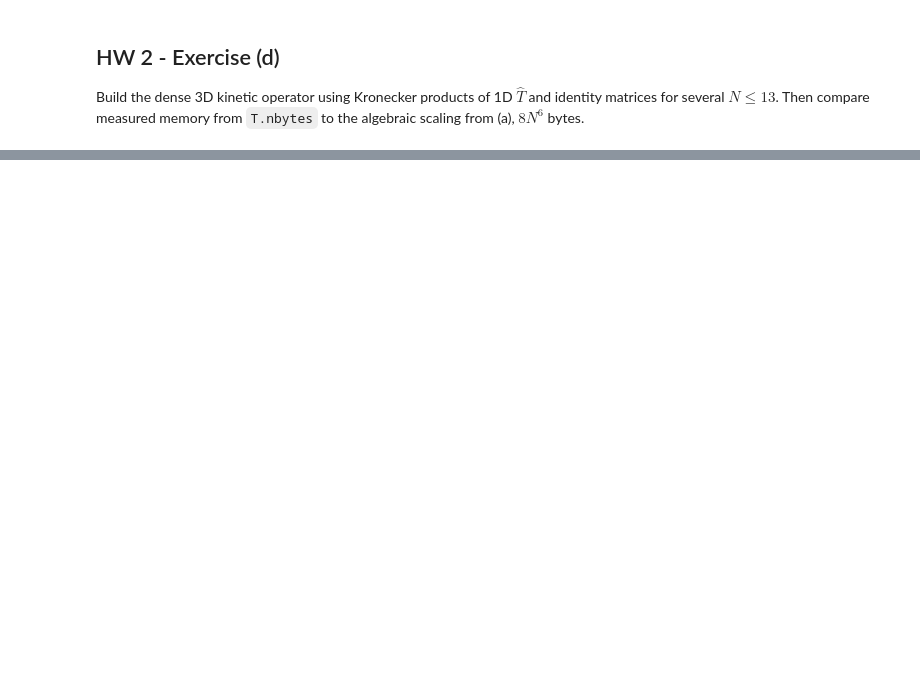
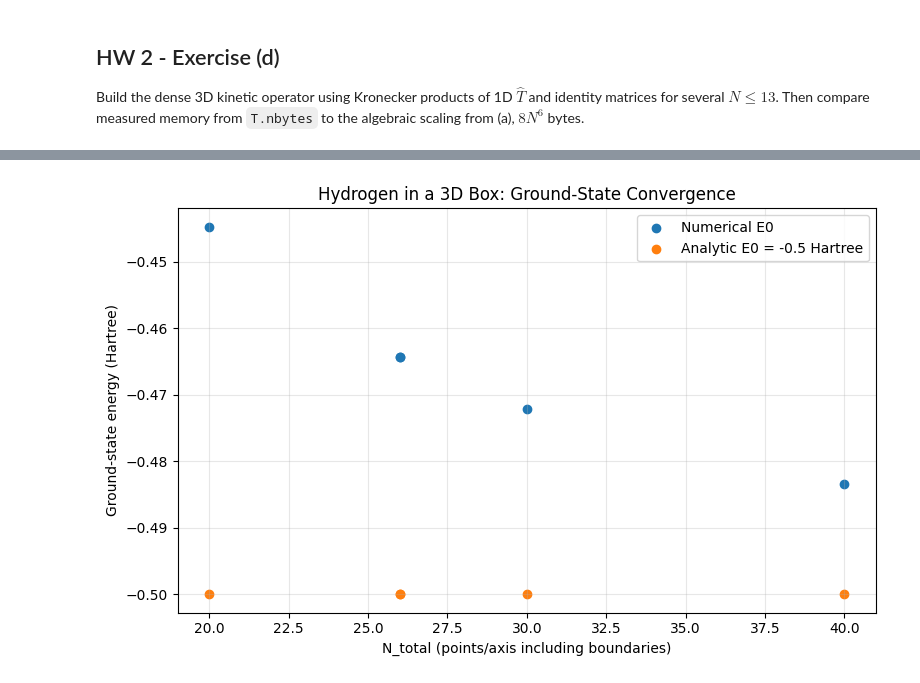
Before and after one commit to aradhyajain430/chem-1560k, a Jupyter notebook: HW2/HW 2.ipynb, the cells around one changed output, grey strips where cells are left out. Drawn from its saved outputs; the diff is of its cells as text; code cells hidden in the pictures; blank space fills up the shorter version.

```diff
--- a/HW2/HW 2.ipynb
+++ b/HW2/HW 2.ipynb
@@ -120,0 +396,89 @@ plt.show()
+# %%
+import numpy as np
+import matplotlib.pyplot as plt
+from scipy import sparse
+from scipy.sparse.linalg import eigsh
+
+# Atomic units.
+hbar = 1.0
+m = 1.0
+
+def coulomb_diagonal_interior(N_total, x_min=-7.5, x_max=7.5, epsilon=1e-2):
+    """
+    Coulomb diagonal on interior points only (Dirichlet boundaries excluded).
+    Flattened index map is p = i*n*n + j*n + k, where n = N_total - 2.
+    """
+    if N_total < 3:
+        raise ValueError('N_total must be >= 3 for Dirichlet interior points.')
+    if epsilon < 0:
+        raise ValueError('epsilon must be >= 0.')
+
+    # Full grid includes boundaries; interior grid excludes endpoints.
+    x_full = np.linspace(x_min, x_max, N_total)
+    x = x_full[1:-1]
+
+    # Build V(x,y,z) and flatten to match Kronecker ordering.
+    X, Y, Z = np.meshgrid(x, x, x, indexing='ij')
+    r2 = X**2 + Y**2 + Z**2
+    v_diag = (-1.0 / np.sqrt(r2 + epsilon**2)).ravel(order='C')
+    return v_diag, x
+
+def T1D_dirichlet_interior(N_total, x_min=-7.5, x_max=7.5, hbar=1.0, m=1.0):
+    """1D kinetic matrix on interior points for domain [x_min, x_max]."""
+    n = N_total - 2
+    dx = (x_max - x_min) / (N_total - 1)
+    pref = -(hbar**2) / (2.0 * m * dx**2)
+    main = -2.0 * np.ones(n)
+    off = np.ones(n - 1)
+    return sparse.diags([off, main, off], offsets=[-1, 0, 1], format='csr') * pref
+
+def H_hydrogen_box_sparse(N_total, x_min=-7.5, x_max=7.5, epsilon=1e-2, hbar=1.0, m=1.0):
+    """Assemble full hydrogen Hamiltonian H = T + V in sparse CSR form."""
+    # --- Kinetic part (Kronecker sum) ---
+    T = T1D_dirichlet_interior(N_total, x_min=x_min, x_max=x_max, hbar=hbar, m=m)
+    n = N_total - 2
+    I = sparse.eye(n, format='csr')
+    T3 = (
+        sparse.kron(sparse.kron(T, I, format='csr'), I, format='csr')
+        + sparse.kron(sparse.kron(I, T, format='csr'), I, format='csr')
+        + sparse.kron(sparse.kron(I, I, format='csr'), T, format='csr')
+    ).tocsr()
+
+    # --- Potential part (required sparse.diags) ---
+    v_diag, x_int = coulomb_diagonal_interior(N_total, x_min=x_min, x_max=x_max, epsilon=epsilon)
+    V3 = sparse.diags(v_diag, offsets=0, format='csr')
+
+    # Final Hamiltonian.
+    H = (T3 + V3).tocsr()
+    return H, x_int
+
+# N values requested in the prompt (duplicate 26 kept intentionally).
+N_list = [20, 26, 30, 26, 40]
+x_min, x_max = -7.5, 7.5
+epsilon = 1e-2
+
+E0_vals = []
+
+print('N_total, dim, E0 (Hartree), |E0 - (-0.5)|')
+for N in N_list:
+    # Solve for the smallest algebraic eigenvalue = ground-state energy.
+    H, _ = H_hydrogen_box_sparse(N, x_min=x_min, x_max=x_max, epsilon=epsilon, hbar=hbar, m=m)
+    e0, _ = eigsh(H, k=1, which='SA', tol=1e-9)
+    E0 = float(e0[0])
+    E0_vals.append(E0)
+    print(f'{N:2d}, {H.shape[0]:7d}, {E0:+.8f}, {abs(E0 + 0.5):.8e}')
+
+E0_vals = np.array(E0_vals)
+
+# Scatter comparison against analytic hydrogen value E0 = -0.5 Ha.
+plt.figure(figsize=(8, 5))
+plt.scatter(N_list, E0_vals, label='Numerical E0')
+plt.scatter(N_list, [-0.5] * len(N_list), label='Analytic E0 = -0.5 Hartree')
+plt.xlabel('N_total (points/axis including boundaries)')
+plt.ylabel('Ground-state energy (Hartree)')
+plt.title('Hydrogen in a 3D Box: Ground-State Convergence')
+plt.grid(alpha=0.3)
+plt.legend()
+plt.tight_layout()
+plt.show()
+# %% [output]
@@ -120,0 +491 @@ plt.show()
+[figure, added]
```
Also changed, not shown: parts of 20 cells of this notebook.
